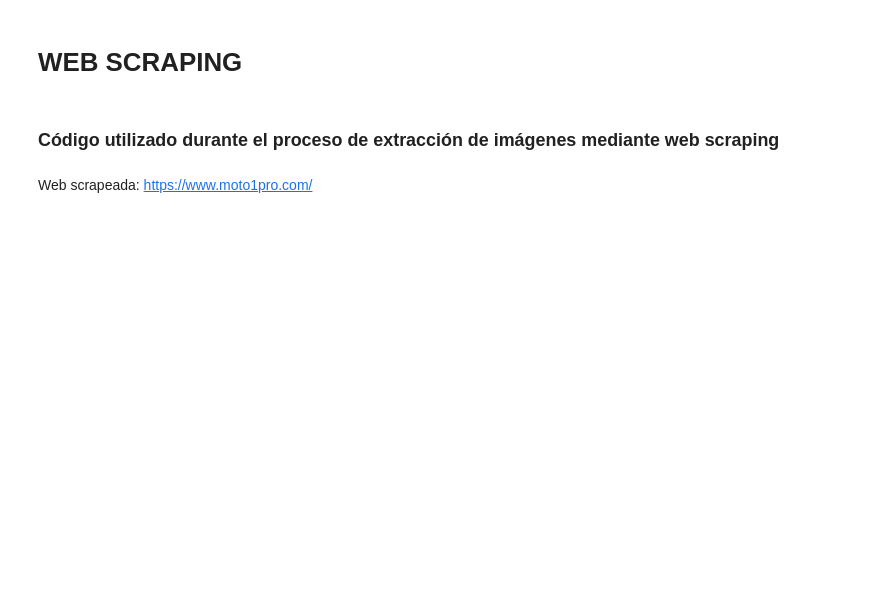
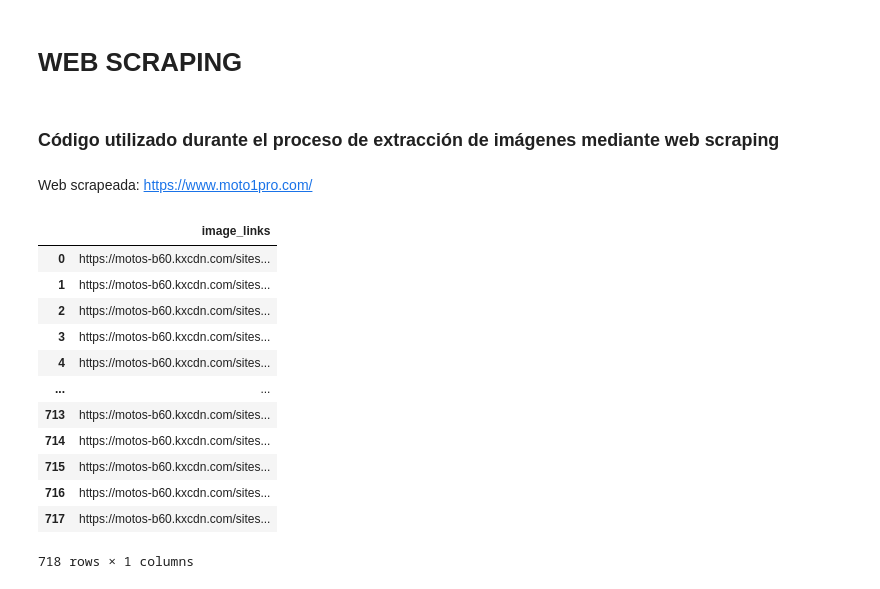
Before and after one commit to pgmar257/MotoFinder-Project, a Jupyter notebook: src/scraping_images.ipynb, the cells around one changed output. Drawn from its saved outputs; the diff is of its cells as text; code cells hidden in the pictures; blank space fills up the shorter version.

```diff
--- a/src/scraping_images.ipynb
+++ b/src/scraping_images.ipynb
@@ -102,6 +102,20 @@ pd.set_option('display.max_colwidth', None)
 # %%
 df_images = df
 # %%
-#df_images
+df_images
+# %% [output]
+|  | image_links |
+| 0 | https://motos-b60.kxcdn.com/sites... |
+| 1 | https://motos-b60.kxcdn.com/sites... |
+| 2 | https://motos-b60.kxcdn.com/sites... |
+| 3 | https://motos-b60.kxcdn.com/sites... |
+| 4 | https://motos-b60.kxcdn.com/sites... |
+| ... | ... |
+| 713 | https://motos-b60.kxcdn.com/sites... |
+| 714 | https://motos-b60.kxcdn.com/sites... |
+| 715 | https://motos-b60.kxcdn.com/sites... |
+| 716 | https://motos-b60.kxcdn.com/sites... |
+| 717 | https://motos-b60.kxcdn.com/sites... |
+718 rows × 1 columns
 # %%
 #df_images.to_csv('image_URL.csv')
```
Also changed, not shown: 4 other files.
